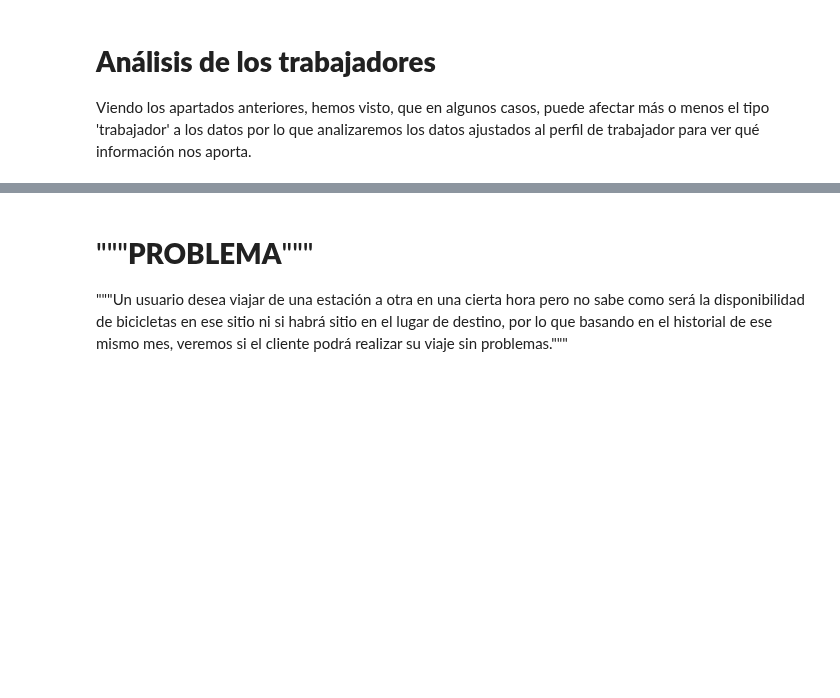
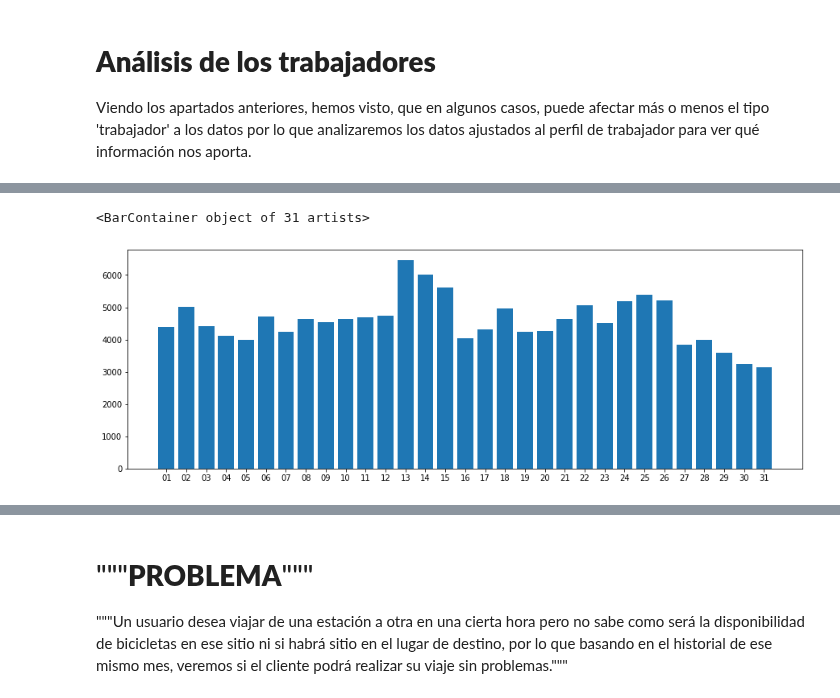
Before and after one commit to ParalelaUCM/biciMAD, a Jupyter notebook: PracticaSpark_BiciMad.ipynb, the cells around one changed output, grey strips where cells are left out. Saved outputs shown, nothing was run; the diff lists cells and outputs as text; code cells hidden in the pictures; blank space fills up the shorter version.

Commit message:
+ parte asesor y + adaptacion parte trabajadores

```diff
--- a/PracticaSpark_BiciMad.ipynb
+++ b/PracticaSpark_BiciMad.ipynb
@@ -682,5 +677,4 @@ AQUÍ SE SUPONE QUE VA LO MISMO QUE LO DE LOS 6 MESES PERO PARA CADA MES ENERO Y
 Viendo los apartados anteriores, hemos visto, que en algunos casos, puede afectar más o menos el tipo 'trabajador' a los datos por lo que analizaremos los datos ajustados al perfil de trabajador para ver qué información nos aporta.
 # %%
 #rdb es el rdd de los trabajadores
-rddTrabajadores = rdd_usages['2019_01a06'].filter(lambda x: x['user_type']==3).map(lambda x: ((x[1],[x[i] for i in range(2,7)])))
-rddTrabajadores.take(1)
+rddTrabajadores = rdd_usages['2019'].filter(lambda x: x['user_type']==3)#.map(lambda x: ((x[1],[x[i] for i in range(2,7)])))
@@ -693,9 +726,20 @@ rdbpu.take(10)
 # %%
+"""
 #rdb por días
 rdbpd = rdb.map(lambda x: (x[1][3][-3:],1))
 rdbpd.take(2)
 pd_dicc=rdbpd.countByKey()
 pd_list = sorted(pd_dicc.items(), key=lambda x:x[0])
 plt.figure(figsize=(15,5))
 plt.bar(pd_dicc.keys(), pd_dicc.values())
 #no nos da mucha info (quizá ver cuándo son los findes)
+"""
+#rdb por días
+dicT_dias = rddTrabajadores.map(lambda x: (x['date'][-2:],1)).countByKey()
+#listT_dias = sorted(dicT_dias.items(), key=lambda x:x[0])
+plt.figure(figsize=(15,5))
+plt.bar(dicT_dias.keys(), dicT_dias.values())
+#no nos da mucha info (quizá ver cuándo son los findes)"""
+# %% [output]
+<BarContainer object of 31 artists>
+[figure, added]
```
Also changed, not shown: parts of 38 cells of this notebook.
